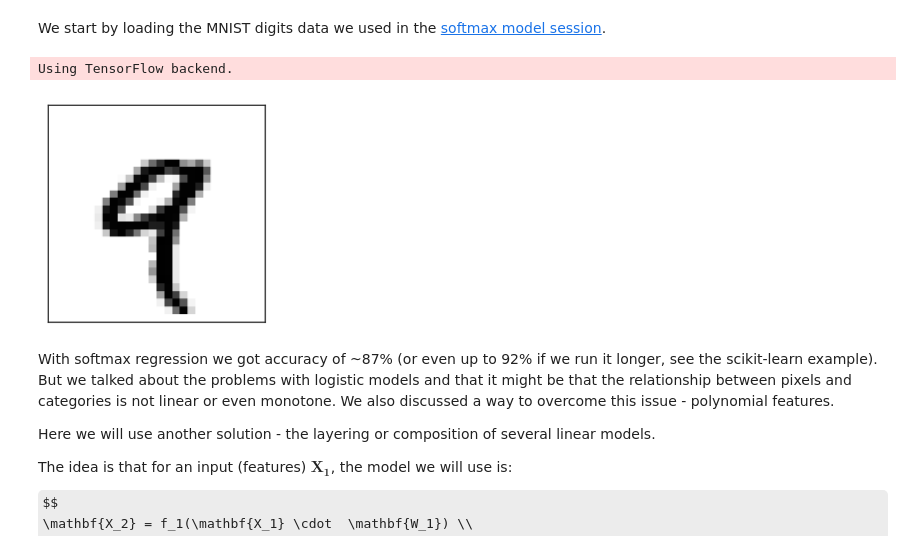
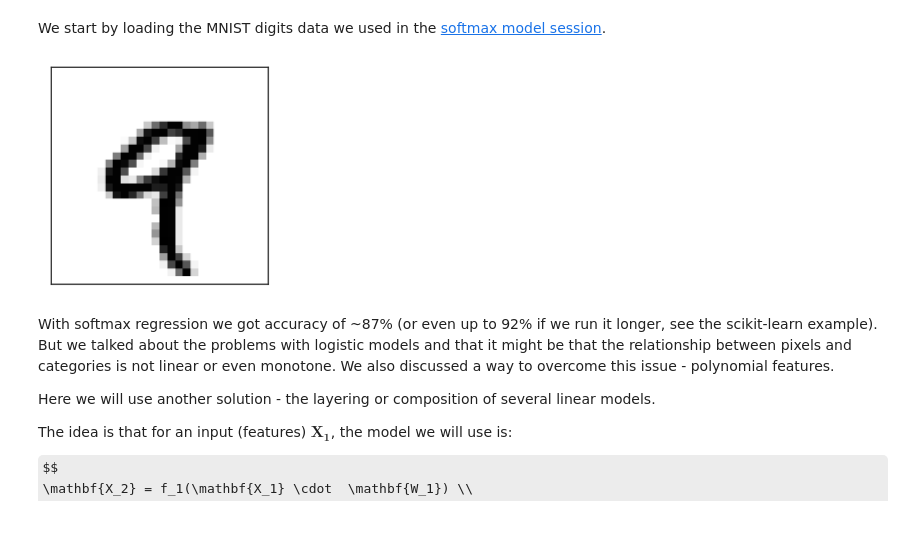
Before and after one commit to yoavram/SciComPy, a Jupyter notebook: notebooks/FFN.ipynb, the cells around one changed output. Saved outputs shown, nothing was run; the diff lists cells and outputs as text; code cells hidden in the pictures; some formulas as TeX source.

```diff
--- a/notebooks/FFN.ipynb
+++ b/notebooks/FFN.ipynb
@@ -25,12 +25,14 @@ from ipywidgets import interact
 # %% [markdown]
 We start by loading the MNIST digits data we used in the [softmax model session](softmax-model.ipynb).
 # %%
-import keras
+try:
+    from tensorflow import keras
+except ImportError:
+    import keras
+
 (X_train, Y_train), (X_test, Y_test) = keras.datasets.mnist.load_data()
-# %% [output]
-Using TensorFlow backend.
 # %%
 nsamples, width, height = X_train.shape
 nfeatures = width * height
-X_train = X_train.reshape(nsamples, nfeatures)
+X_train = X_train.reshape(-1, nfeatures)
 X_test = X_test.reshape(-1, nfeatures)
@@ -42,12 +49,12 @@ ncats = Y_test.shape[1]
 # %%
 def display_image(im):
-    plt.imshow(im.reshape((28, 28)), cmap='gray_r')
+    plt.imshow(im.reshape((width, height)), cmap='gray_r')
     plt.xticks([])
     plt.yticks([])
 
 display_image(X_train[4])
 # %% [output]
-[figure, old version]
+[figure, new version]
 # %% [markdown]
 With softmax regression we got accuracy of ~87% (or even up to 92% if we run it longer, see the scikit-learn example).
 But we talked about the problems with logistic models and that it might be that the relationship between pixels and categories is not linear or even monotone.
```
Also changed, not shown: parts of 17 cells of this notebook, 1 other file.
